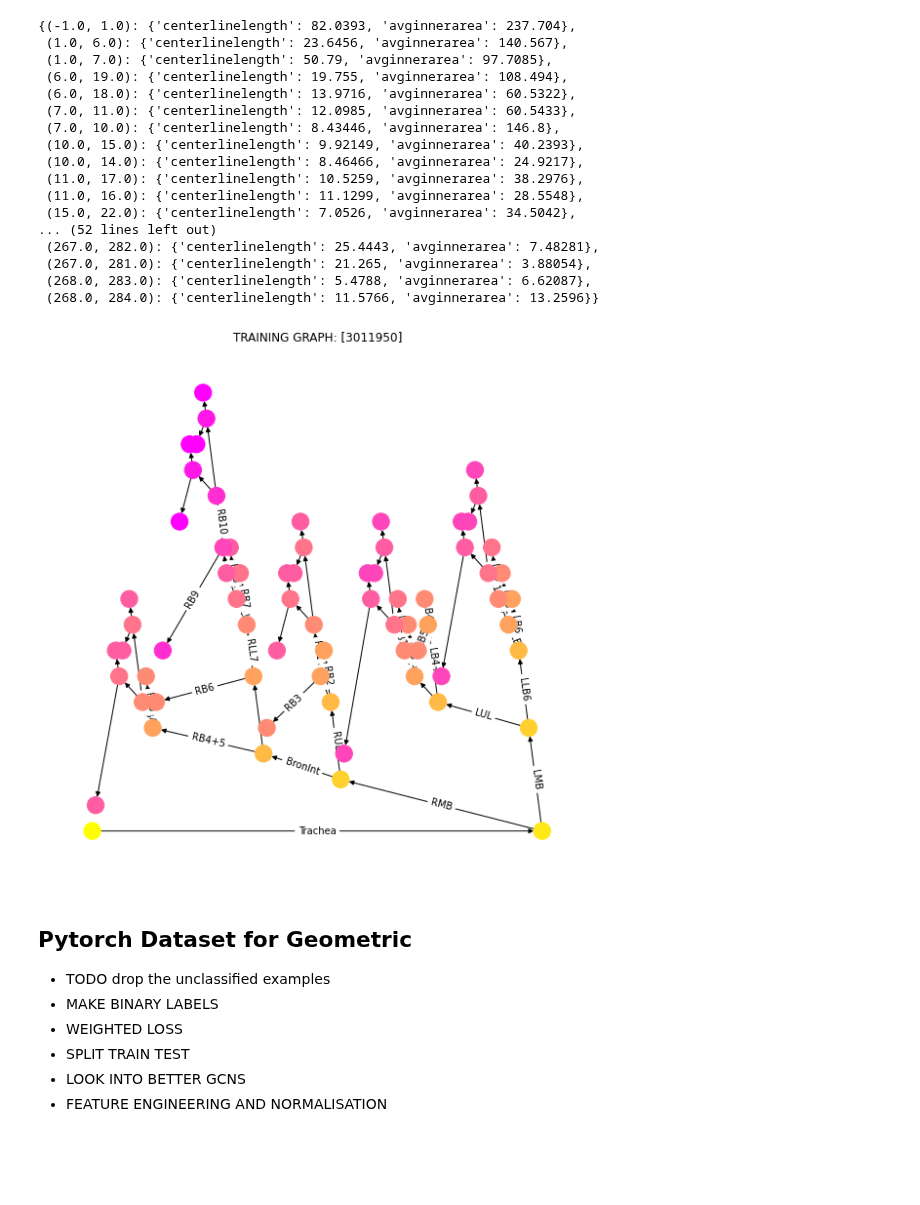
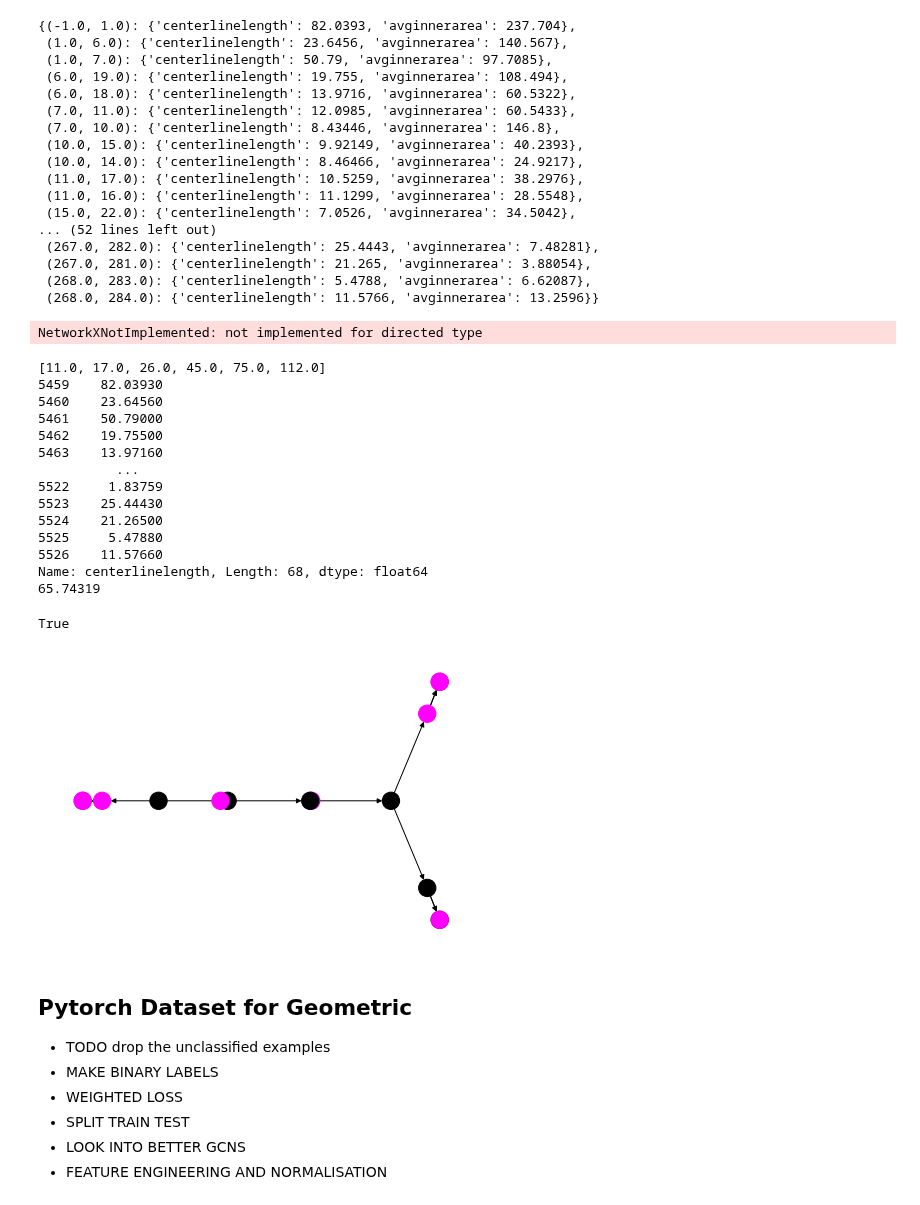
Before and after one commit to s-n-naik/airway_exploration, a Jupyter notebook: graph_test.ipynb, the cells around one changed output. Saved outputs shown, nothing was run; the diff lists cells and outputs as text; code cells hidden in the pictures; blank space fills up the shorter version.

```diff
--- a/graph_test.ipynb
+++ b/graph_test.ipynb
@@ -238,11 +235,7 @@ edges_with_features
  (268.0, 284.0): {'centerlinelength': 11.5766, 'avginnerarea': 13.2596}}
 # %%
 
-val_min = -1
-val_max=10
-# cmap = mpl.cm.RdYlGn#.reversed()
-cmap = mpl.colormaps['spring'].reversed()
-norm = mpl.colors.Normalize(vmin=val_min, vmax=val_max)
+
 g = nx.DiGraph()
 g.add_nodes_from(nodes)
 g.add_edges_from(edges)
@@ -251,11 +244,21 @@ nx.set_edge_attributes(g,edges_with_features)
 # print(g.edges(data=True))
 # print(g.nodes(data=True))
 # 2D projection of tree (excluding the trachea itself)
-cmap_nodes = [cmap(norm(g.nodes[node]['weibel_generation']))for node in g.nodes() if not len(g.nodes[node])==0]
+col = nx.subgraph_centrality(g)
+display(col)
+
+val_min = min(col.values())
+val_max=max(col.values())
+# cmap = mpl.cm.RdYlGn#.reversed()
+cmap = mpl.colormaps['spring'].reversed()
+norm = mpl.colors.Normalize(vmin=val_min, vmax=val_max)
+cmap_nodes = [cmap(norm(col[node])) for node in g.nodes()]
+
+# cmap_nodes = [cmap(norm(g.nodes[node]['weibel_generation']))for node in g.nodes() if not len(g.nodes[node])==0]
 # labels = {node:g.nodes[node]['anatomicalname'] for node in g.nodes() if (not len(g.nodes[node])==0) & (len(g.nodes[node]['anatomicalname']) > 1)}
 edge_labels = {edge:tree_w_coords.loc[tree_w_coords.endbpid == edge[1]]['anatomicalname'].item() for edge in g.edges() }
 # print('edge', edge_labels)
-pos = nx.planar_layout(g, scale=1, center=(5,5), dim=2)
+pos = nx.planar_layout(g, scale=1, center=(0,0), dim=2)
 
 f, ax = plt.subplots(figsize=(10,10))
 cax = fig.add_axes([0.27, 0.8, 0.5, 0.05])
@@ -270,7 +273,38 @@ plt.title(f'TRAINING GRAPH: {tree_w_coords.idno.unique()}')
 # plt.colorbar(cmap_nodes, cax=cax, orientation='vertical')
 plt.show()
 # %% [output]
-[figure, removed]
+NetworkXNotImplemented: not implemented for directed type
+# %%
+desc_nodes = nx.descendants(g, 11) # this is useful
+
+
+mini_g = g.subgraph(nodes=list(desc_nodes)+[11])
+nodes =nx.dag_longest_path(mini_g, weight='centerlinelength')
+print(nodes)
+color = [(0,0,0)  if node in nodes else (1,0,1) for node in mini_g.nodes()]
+print(tree_w_coords.centerlinelength)
+print(tree_w_coords.loc[tree_w_coords.endbpid.isin(nodes)]['centerlinelength'].sum())
+nx.draw_spectral(mini_g, node_color = color)
+nx.is_tree(mini_g)
+# col = nx.betweenness_centrality(g,  endpoints=True)
+# closeness not that helpful, information etc. not for directed
+# %% [output]
+[11.0, 17.0, 26.0, 45.0, 75.0, 112.0]
+5459    82.03930
+5460    23.64560
+5461    50.79000
+5462    19.75500
+5463    13.97160
+          ...
+5522     1.83759
+5523    25.44430
+5524    21.26500
+5525     5.47880
+5526    11.57660
+Name: centerlinelength, Length: 68, dtype: float64
+65.74319
+True
+[figure, added]
 # %% [markdown]
 ## Pytorch Dataset for Geometric
 
```
Also changed, not shown: parts of 1 cell of this notebook.
